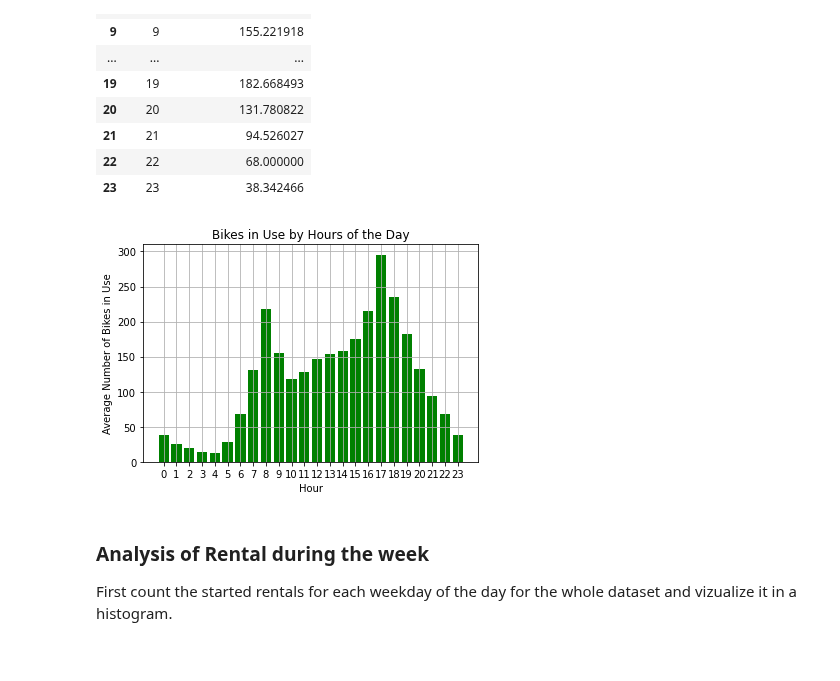
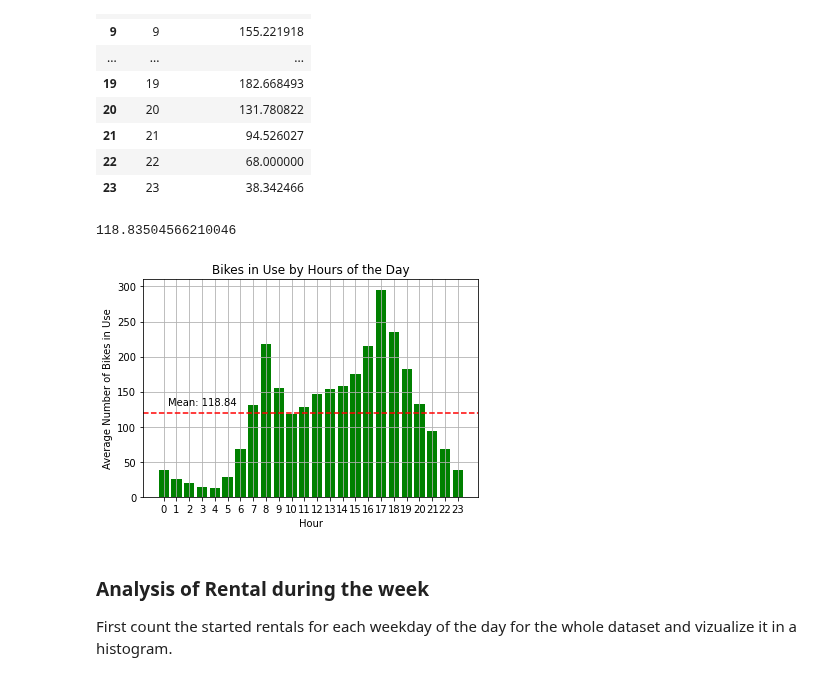
Before and after one commit to yassinehammou27/intentionally_blank, a Jupyter notebook: Results.ipynb, the cells around one changed output. Saved outputs shown, nothing was run; the diff lists cells and outputs as text; code cells hidden in the pictures.

```diff
--- a/Results.ipynb
+++ b/Results.ipynb
@@ -140,16 +140,22 @@ df_sum
 | 22 | 22 | 68.000000 |
 | 23 | 23 | 38.342466 |
 # %%
-mean = df_sum[]
+mean = df_sum["avg_n_of_bikes_in_use"].mean()
+mean
+# %% [output]
+118.83504566210046
 # %%
 plt.bar(df_sum["hour"], df_sum["avg_n_of_bikes_in_use"], color="green")
+plt.axhline(mean , color = 'r', linestyle = '--')
 plt.xlabel("Hour")
 plt.ylabel("Average Number of Bikes in Use")
 plt.title("Bikes in Use by Hours of the Day")
+min_xlim, max_xlim = plt.xlim()
+plt.text(min_xlim*(-0.2), mean*1.1, 'Mean: {:.2f}'.format(mean))
 plt.grid(True)
 plt.show()
 # %% [output]
-[figure, old version]
+[figure, new version]
 # %% [markdown]
 ### Analysis of Rental during the week
 
```
